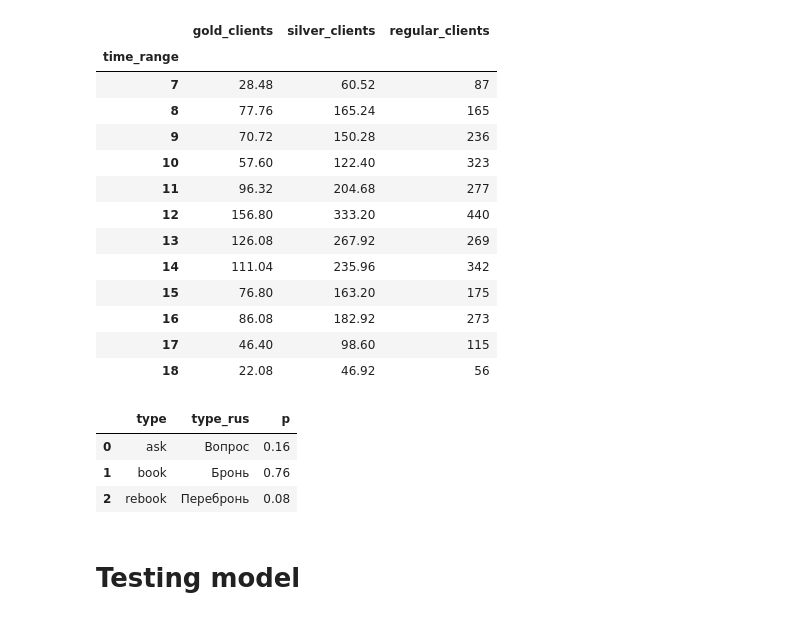
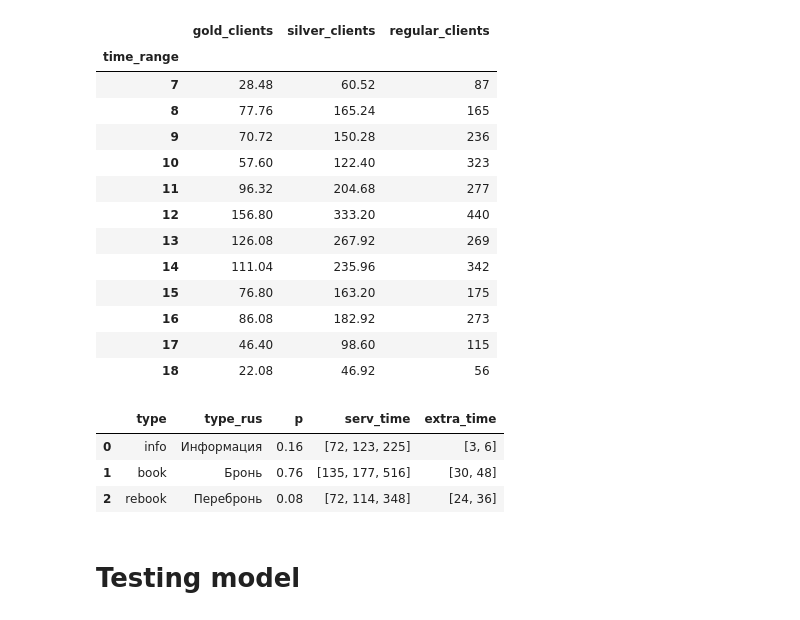
Before and after one commit to EgorDudyrev/SimMod_CourseWork, a Jupyter notebook: SimPy model.ipynb, the cells around one changed output. Saved outputs shown, nothing was run; the diff lists cells and outputs as text; code cells hidden in the pictures.

```diff
--- a/SimPy model.ipynb
+++ b/SimPy model.ipynb
@@ -160,15 +204,19 @@ call_frequency_ds
 | 16 | 86.08 | 182.92 | 273 |
 | 17 | 46.40 | 98.60 | 115 |
 | 18 | 22.08 | 46.92 | 56 |
-# %%
-calls_type_distr = pd.DataFrame([['ask', 'Вопрос', 0.16], ['book', 'Бронь', 0.76], ['rebook', 'Перебронь', 0.08]],
-                                columns=['type', 'type_rus', 'p'])
-calls_type_distr
-# %% [output]
-|  | type | type_rus | p |
-| 0 | ask | Вопрос | 0.16 |
-| 1 | book | Бронь | 0.76 |
-| 2 | rebook | Перебронь | 0.08 |
+# %%
+calls_type_distr = pd.DataFrame([['info', 'Информация', 0.16, (1.2, 2.05, 3.75), (0.05, 0.1)],
+                                 ['book', 'Бронь', 0.76, (2.25, 2.95, 8.6), (0.5, 0.8)],
+                                 ['rebook', 'Перебронь', 0.08, (1.2, 1.9, 5.8), (0.4, 0.6)]],
+                                columns=['type', 'type_rus', 'p', 'serv_time', 'extra_time'])
+calls_type_distr['serv_time'] = [[dt.timedelta(minutes=y).seconds for y in x] for x in calls_type_distr['serv_time']]
+calls_type_distr['extra_time'] = [[dt.timedelta(minutes=y).seconds for y in x] for x in calls_type_distr['extra_time']]
+calls_type_distr
+# %% [output]
+|  | type | type_rus | p | serv_time | extra_time |
+| 0 | info | Информация | 0.16 | [72, 123, 225] | [3, 6] |
+| 1 | book | Бронь | 0.76 | [135, 177, 516] | [30, 48] |
+| 2 | rebook | Перебронь | 0.08 | [72, 114, 348] | [24, 36] |
 # %% [markdown]
 # Testing model
 # %%
```
Also changed, not shown: parts of 11 cells of this notebook, 2 other files.
